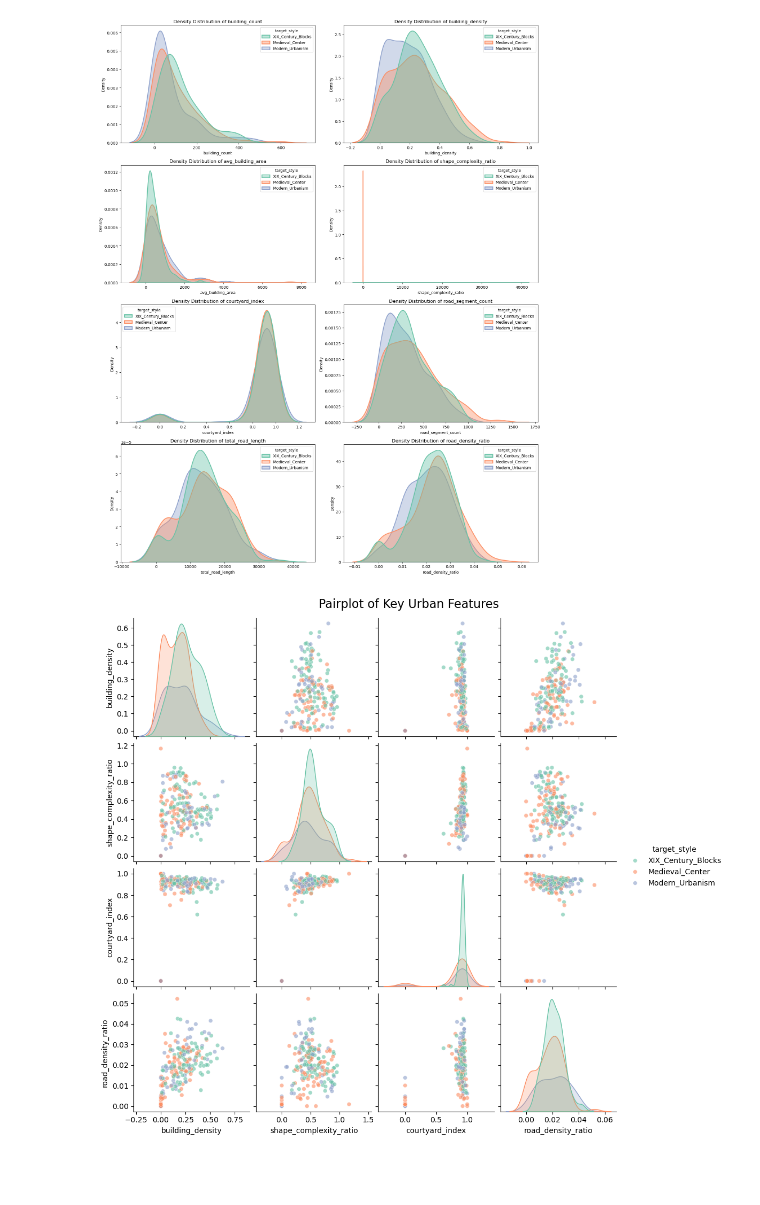
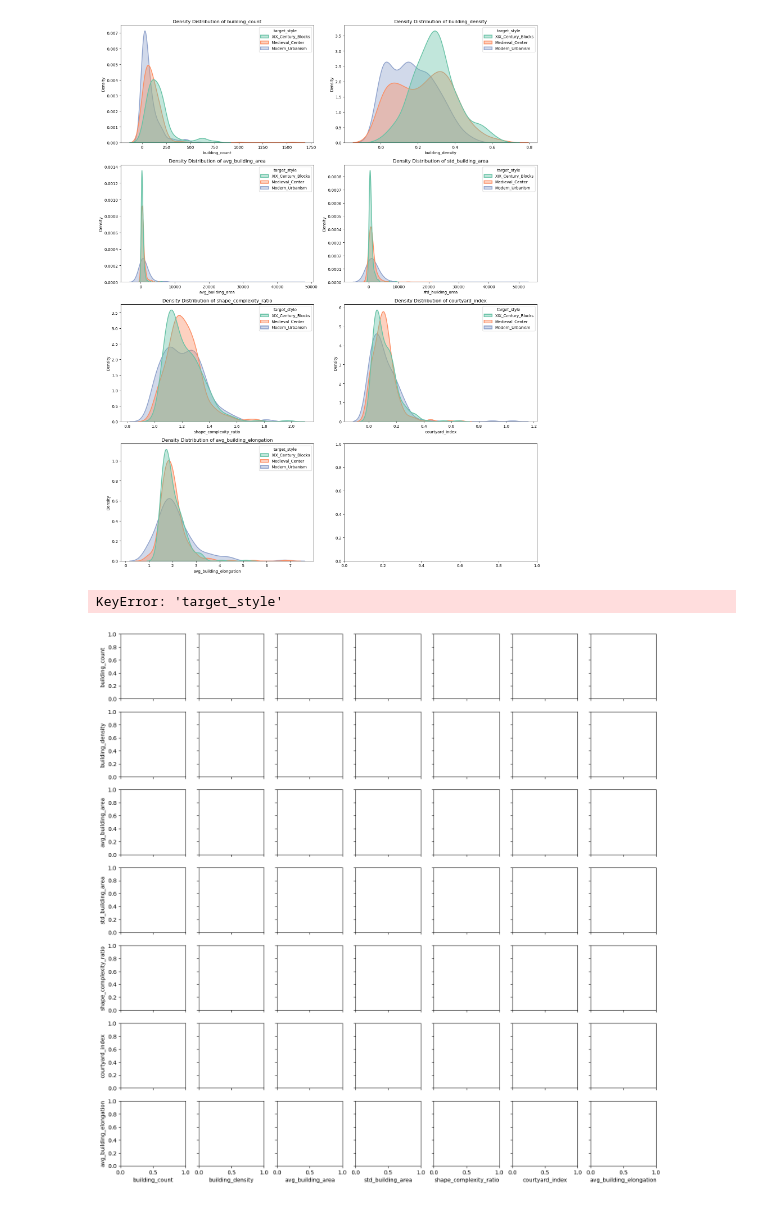
Before and after one commit to CzescBartek/UrbanMorphology, a Jupyter notebook: data_exp.ipynb, the cells around one changed output. Drawn from its saved outputs; the diff is of its cells as text; code cells hidden in the pictures; blank space fills up the shorter version.

```diff
--- a/data_exp.ipynb
+++ b/data_exp.ipynb
@@ -25,9 +25,13 @@ df
 import matplotlib.pyplot as plt
 import seaborn as sns
 feature_cols = [
-    'building_count', 'building_density', 'avg_building_area',
-    'shape_complexity_ratio', 'courtyard_index',
-    'road_segment_count', 'total_road_length', 'road_density_ratio'
+'building_count',
+            'building_density',
+            'avg_building_area',
+            'std_building_area',
+            'shape_complexity_ratio',
+            'courtyard_index',
+            'avg_building_elongation'
 ]
 
 
@@ -53,23 +57,24 @@ for i, col in enumerate(feature_cols):
 plt.tight_layout()
 plt.show()
 # %% [output]
-[figure, old version]
+[figure, new version]
 # %%
 
 selected_features = ['building_density', 'shape_complexity_ratio', 'courtyard_index', 'road_density_ratio', 'target_style']
 
 
 sns.pairplot(
-    df[selected_features],
+    df[feature_cols],
     hue='target_style',
     palette='Set2',
     diag_kind='kde',
     plot_kws={'alpha': 0.6, 's': 30}
 )
 plt.suptitle("Pairplot of Key Urban Features", y=1.02, fontsize=16)
 plt.show()
 # %% [output]
+KeyError: 'target_style'
-[figure, old version]
+[figure, new version]
 # %%
 plt.figsize = (10, 8)
 
```
Also changed, not shown: parts of 3 cells of this notebook, 42 other files.
